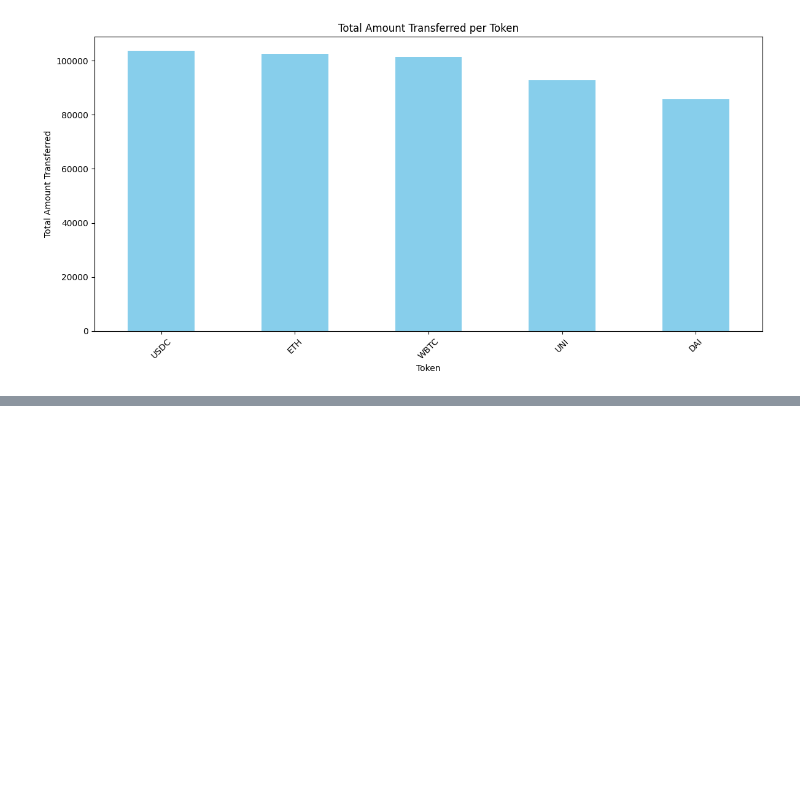
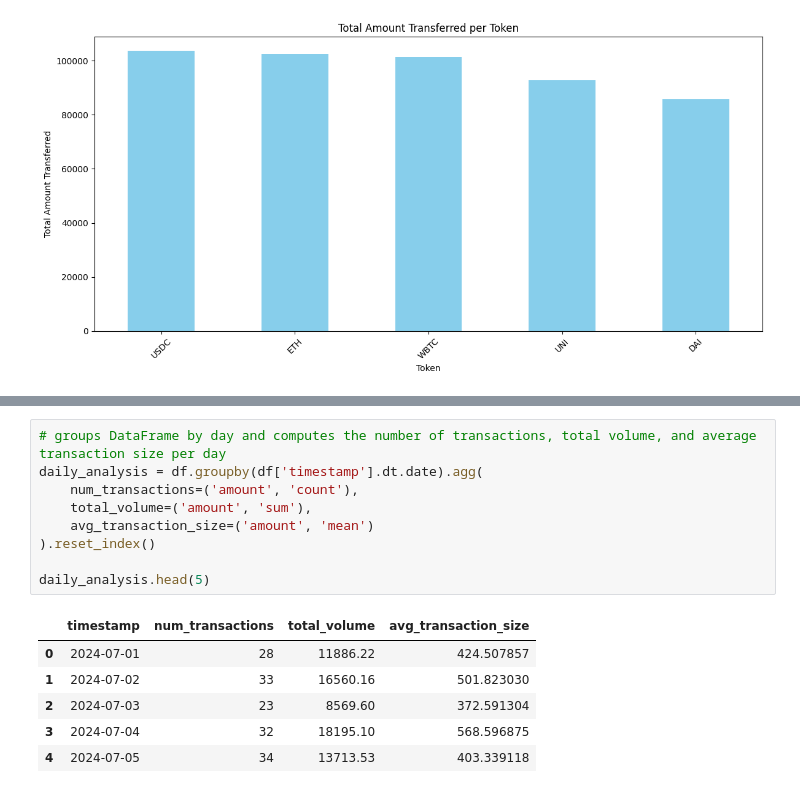
Before and after one commit to christian-obi/analyticsages-datacourse, a Jupyter notebook: assignment_data_manipulation.ipynb, the cells around one changed output, grey strips where cells are left out. Drawn from its saved outputs; the diff is of its cells as text; blank space fills up the shorter version.

```diff
--- a/assignment_data_manipulation.ipynb
+++ b/assignment_data_manipulation.ipynb
@@ -241,0 +248,16 @@ plt.show()
+# %%
+# groups DataFrame by day and computes the number of transactions, total volume, and average transaction size per day
+daily_analysis = df.groupby(df['timestamp'].dt.date).agg(
+    num_transactions=('amount', 'count'),
+    total_volume=('amount', 'sum'),
+    avg_transaction_size=('amount', 'mean')
+).reset_index()
+
+daily_analysis.head(5)
+# %% [output]
+|  | timestamp | num_transactions | total_volume | avg_transaction_size |
+| 0 | 2024-07-01 | 28 | 11886.22 | 424.507857 |
+| 1 | 2024-07-02 | 33 | 16560.16 | 501.823030 |
+| 2 | 2024-07-03 | 23 | 8569.60 | 372.591304 |
+| 3 | 2024-07-04 | 32 | 18195.10 | 568.596875 |
+| 4 | 2024-07-05 | 34 | 13713.53 | 403.339118 |
```
Also changed, not shown: parts of 9 cells of this notebook.
